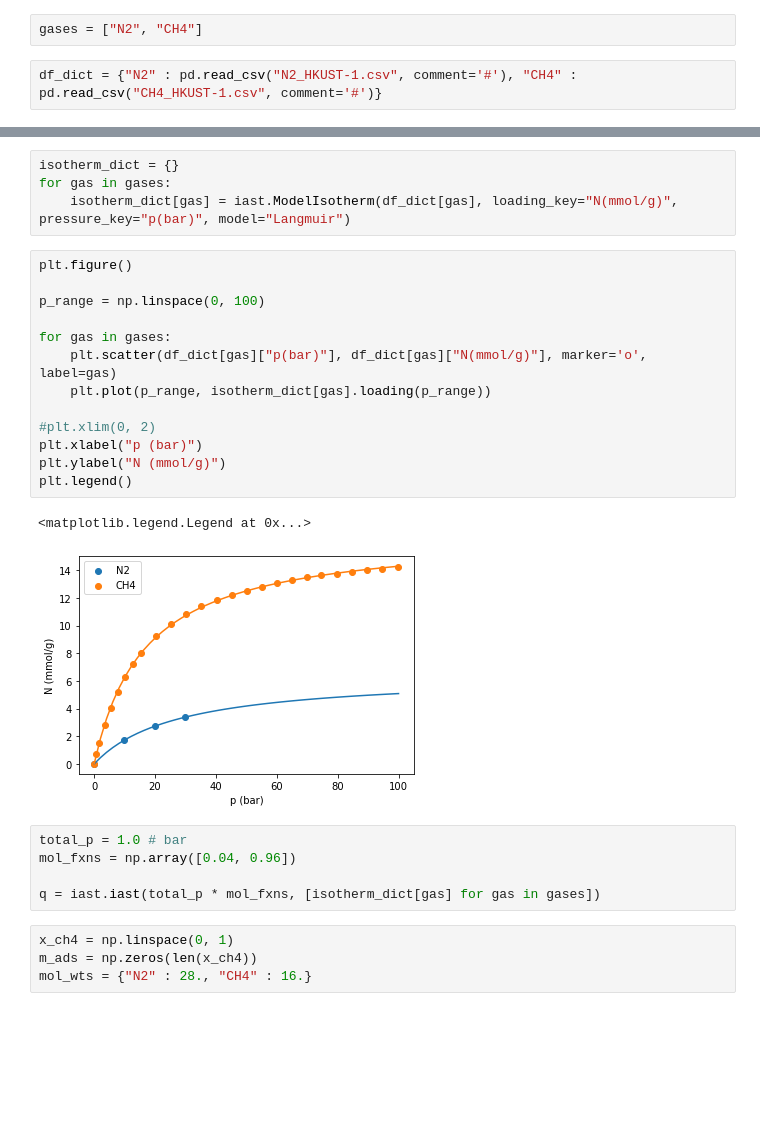
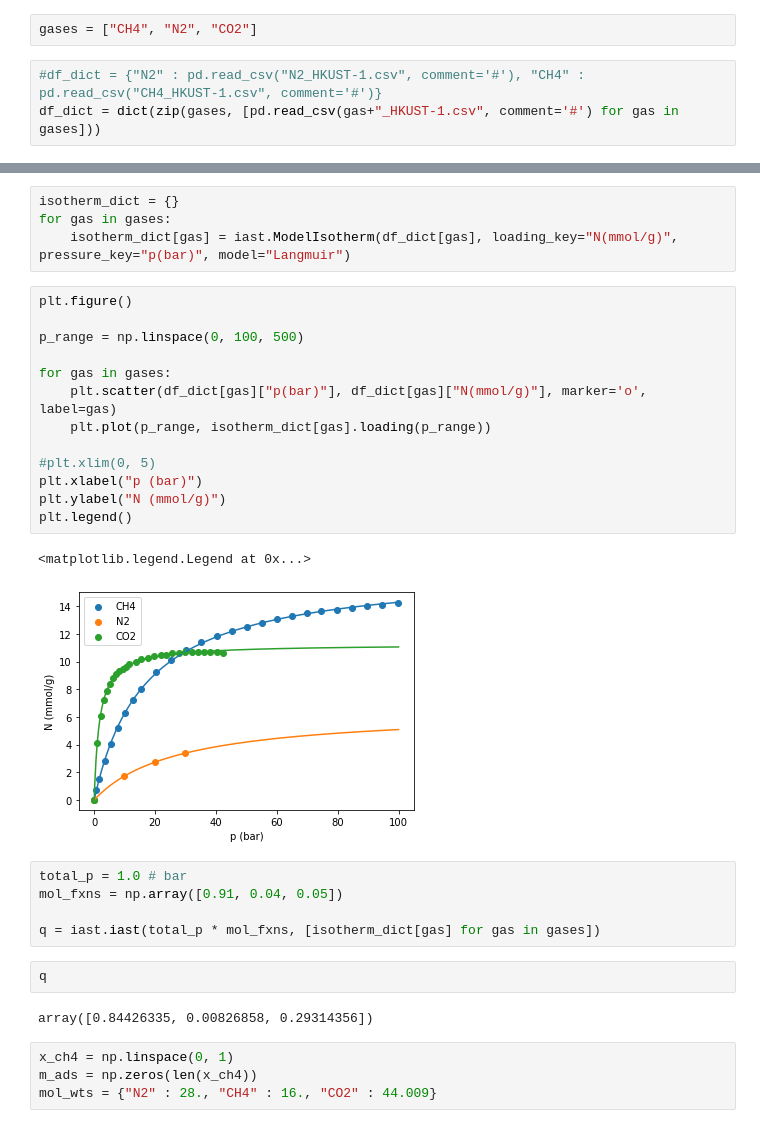
Before and after one commit to SimonEnsemble/unresponsive_directions_in_sensors, a Jupyter notebook: IAST.ipynb, the cells around one changed output, grey strips where cells are left out. Cells and saved outputs as stored; diff of their text form; blank space fills up the shorter version.

```diff
--- a/IAST.ipynb
+++ b/IAST.ipynb
@@ -9,7 +8,8 @@ import numpy as np
 # %%
-gases = ["N2", "CH4"]
+gases = ["CH4", "N2", "CO2"]
 # %%
-df_dict = {"N2" : pd.read_csv("N2_HKUST-1.csv", comment='#'), "CH4" : pd.read_csv("CH4_HKUST-1.csv", comment='#')}
+#df_dict = {"N2" : pd.read_csv("N2_HKUST-1.csv", comment='#'), "CH4" : pd.read_csv("CH4_HKUST-1.csv", comment='#')}
+df_dict = dict(zip(gases, [pd.read_csv(gas+"_HKUST-1.csv", comment='#') for gas in gases]))
 # %%
 df_dict["N2"]["p(bar)"] = df_dict["N2"]["p(MPa)"] * 10
 # %%
@@ -30,28 +30,32 @@ for gas in gases:
 # %%
 plt.figure()
 
-p_range = np.linspace(0, 100)
+p_range = np.linspace(0, 100, 500)
 
 for gas in gases:
     plt.scatter(df_dict[gas]["p(bar)"], df_dict[gas]["N(mmol/g)"], marker='o', label=gas)
     plt.plot(p_range, isotherm_dict[gas].loading(p_range))
 
-#plt.xlim(0, 2)
+#plt.xlim(0, 5)
 plt.xlabel("p (bar)")
 plt.ylabel("N (mmol/g)")
 plt.legend()
 # %% [output]
 <matplotlib.legend.Legend at 0x...>
-[figure, old version]
+[figure, new version]
 # %%
 total_p = 1.0 # bar
-mol_fxns = np.array([0.04, 0.96])
+mol_fxns = np.array([0.91, 0.04, 0.05])
 
 q = iast.iast(total_p * mol_fxns, [isotherm_dict[gas] for gas in gases])
+# %%
+q
+# %% [output]
+array([0.84426335, 0.00826858, 0.29314356])
 # %%
 x_ch4 = np.linspace(0, 1)
 m_ads = np.zeros(len(x_ch4))
-mol_wts = {"N2" : 28., "CH4" : 16.}
+mol_wts = {"N2" : 28., "CH4" : 16., "CO2" : 44.009}
 # %%
 for i in range(len(x_ch4)):
     if x_ch4[i] == 0:
```
Also changed, not shown: parts of 13 cells of this notebook, 2 other files.
